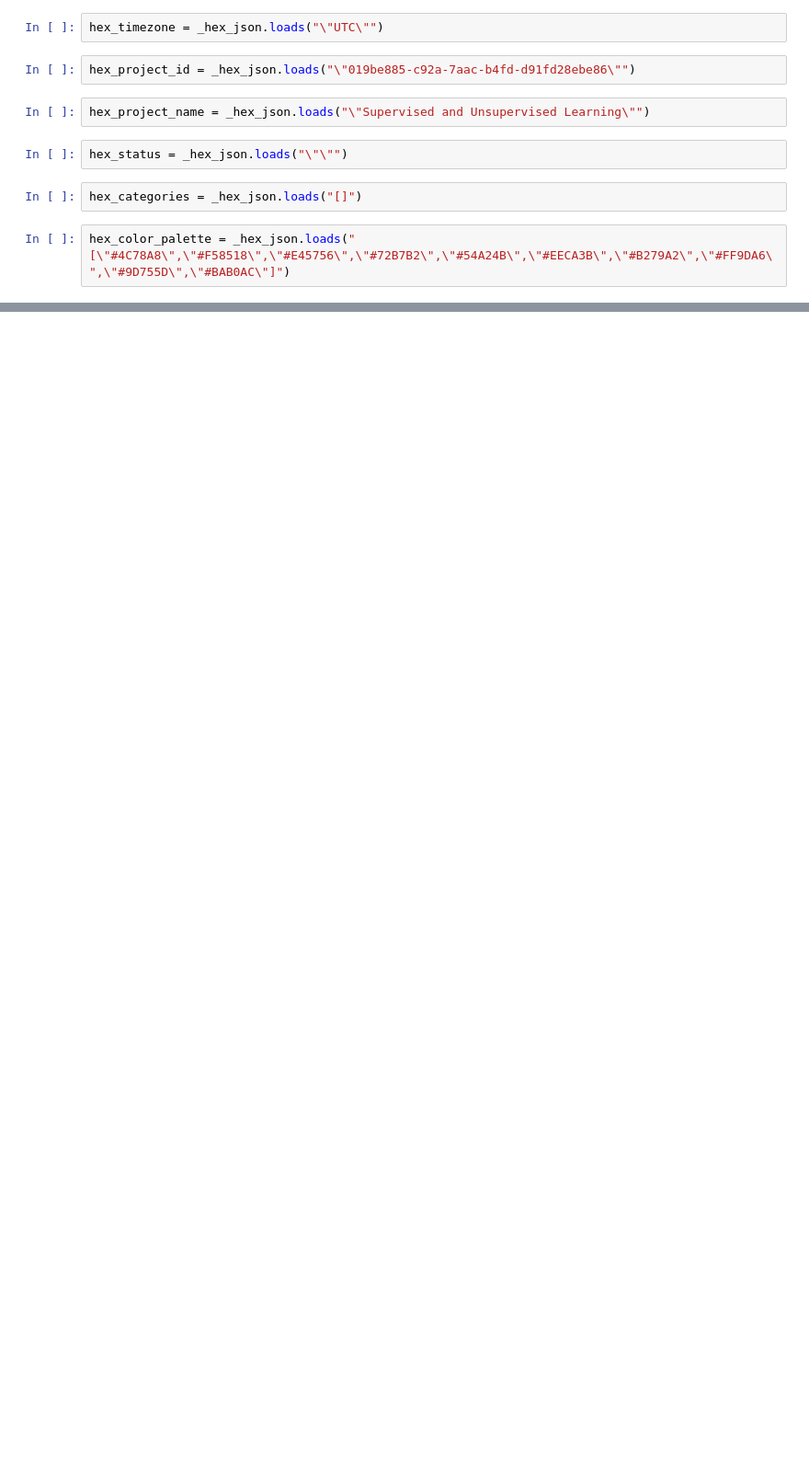
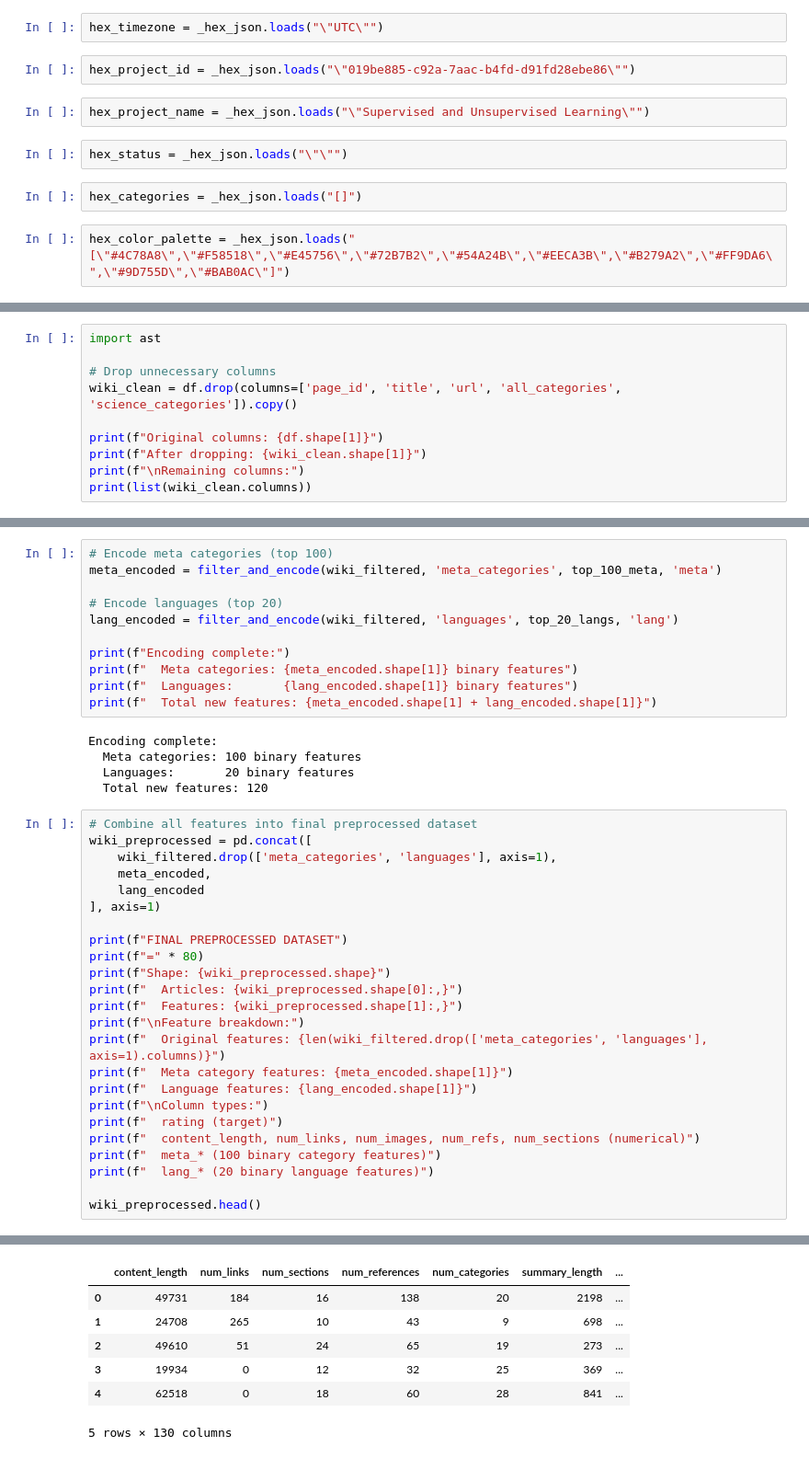
Before and after one commit to lucascampa/wikipedia-article-quality-ml, a Jupyter notebook: notebooks/Supervised and Unsupervised Learning.ipynb, the cells around one changed output, grey strips where cells are left out. Shown at 92% size. Cells and saved outputs as stored; diff of their text form; blank space fills up the shorter version.

```diff
--- a/notebooks/Supervised and Unsupervised Learning.ipynb
+++ b/notebooks/Supervised and Unsupervised Learning.ipynb
@@ -324,0 +365,10 @@ New columns added:
+# %%
+import ast
+
+# Drop unnecessary columns
+wiki_clean = df.drop(columns=['page_id', 'title', 'url', 'all_categories', 'science_categories']).copy()
+
+print(f"Original columns: {df.shape[1]}")
+print(f"After dropping: {wiki_clean.shape[1]}")
+print(f"\nRemaining columns:")
+print(list(wiki_clean.columns))
@@ -324,0 +558,41 @@ New columns added:
+# %%
+# Encode meta categories (top 100)
+meta_encoded = filter_and_encode(wiki_filtered, 'meta_categories', top_100_meta, 'meta')
+
+# Encode languages (top 20)
+lang_encoded = filter_and_encode(wiki_filtered, 'languages', top_20_langs, 'lang')
+
+print(f"Encoding complete:")
+print(f"  Meta categories: {meta_encoded.shape[1]} binary features")
+print(f"  Languages:       {lang_encoded.shape[1]} binary features")
+print(f"  Total new features: {meta_encoded.shape[1] + lang_encoded.shape[1]}")
+# %% [output]
+Encoding complete:
+  Meta categories: 100 binary features
+  Languages:       20 binary features
+  Total new features: 120
+# %%
+# Combine all features into final preprocessed dataset
+wiki_preprocessed = pd.concat([
+    wiki_filtered.drop(['meta_categories', 'languages'], axis=1),
+    meta_encoded,
+    lang_encoded
+], axis=1)
+
+print(f"FINAL PREPROCESSED DATASET")
+print(f"=" * 80)
+print(f"Shape: {wiki_preprocessed.shape}")
+print(f"  Articles: {wiki_preprocessed.shape[0]:,}")
+print(f"  Features: {wiki_preprocessed.shape[1]:,}")
+print(f"\nFeature breakdown:")
+print(f"  Original features: {len(wiki_filtered.drop(['meta_categories', 'languages'], axis=1).columns)}")
+print(f"  Meta category features: {meta_encoded.shape[1]}")
+print(f"  Language features: {lang_encoded.shape[1]}")
+print(f"\nColumn types:")
+print(f"  rating (target)")
+print(f"  content_length, num_links, num_images, num_refs, num_sections (numerical)")
+print(f"  meta_* (100 binary category features)")
+print(f"  lang_* (20 binary language features)")
+
+wiki_preprocessed.head()
+# %% [output]
@@ -324,0 +615,7 @@ New columns added:
+|  | content_length | num_links | num_sections | num_references | num_categories | summary_length | ... |
+| 0 | 49731 | 184 | 16 | 138 | 20 | 2198 | ... |
+| 1 | 24708 | 265 | 10 | 43 | 9 | 698 | ... |
+| 2 | 49610 | 51 | 24 | 65 | 19 | 273 | ... |
+| 3 | 19934 | 0 | 12 | 32 | 25 | 369 | ... |
+| 4 | 62518 | 0 | 18 | 60 | 28 | 841 | ... |
+5 rows × 130 columns
```
Also changed, not shown: parts of 14 cells of this notebook, 6 other files.
